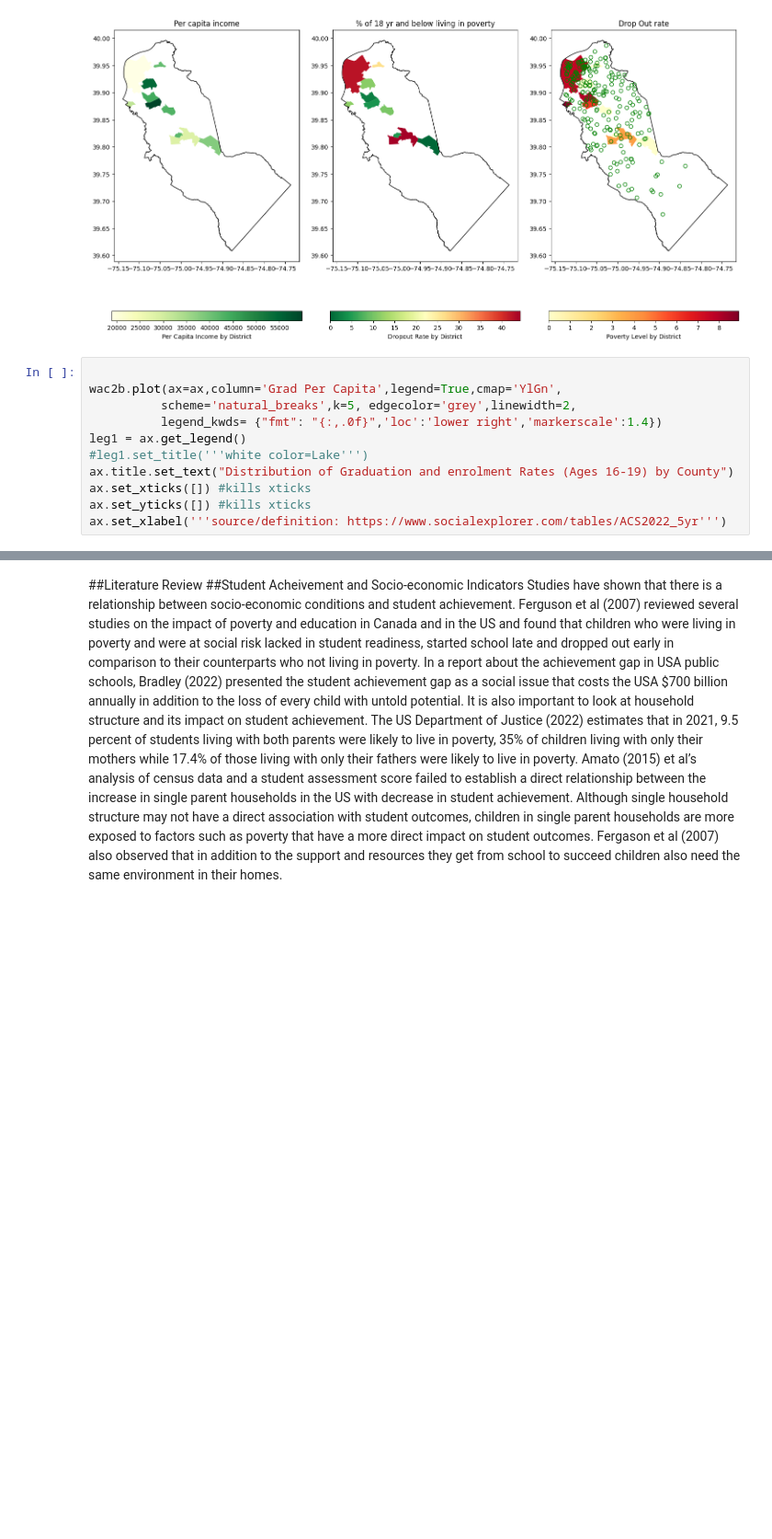
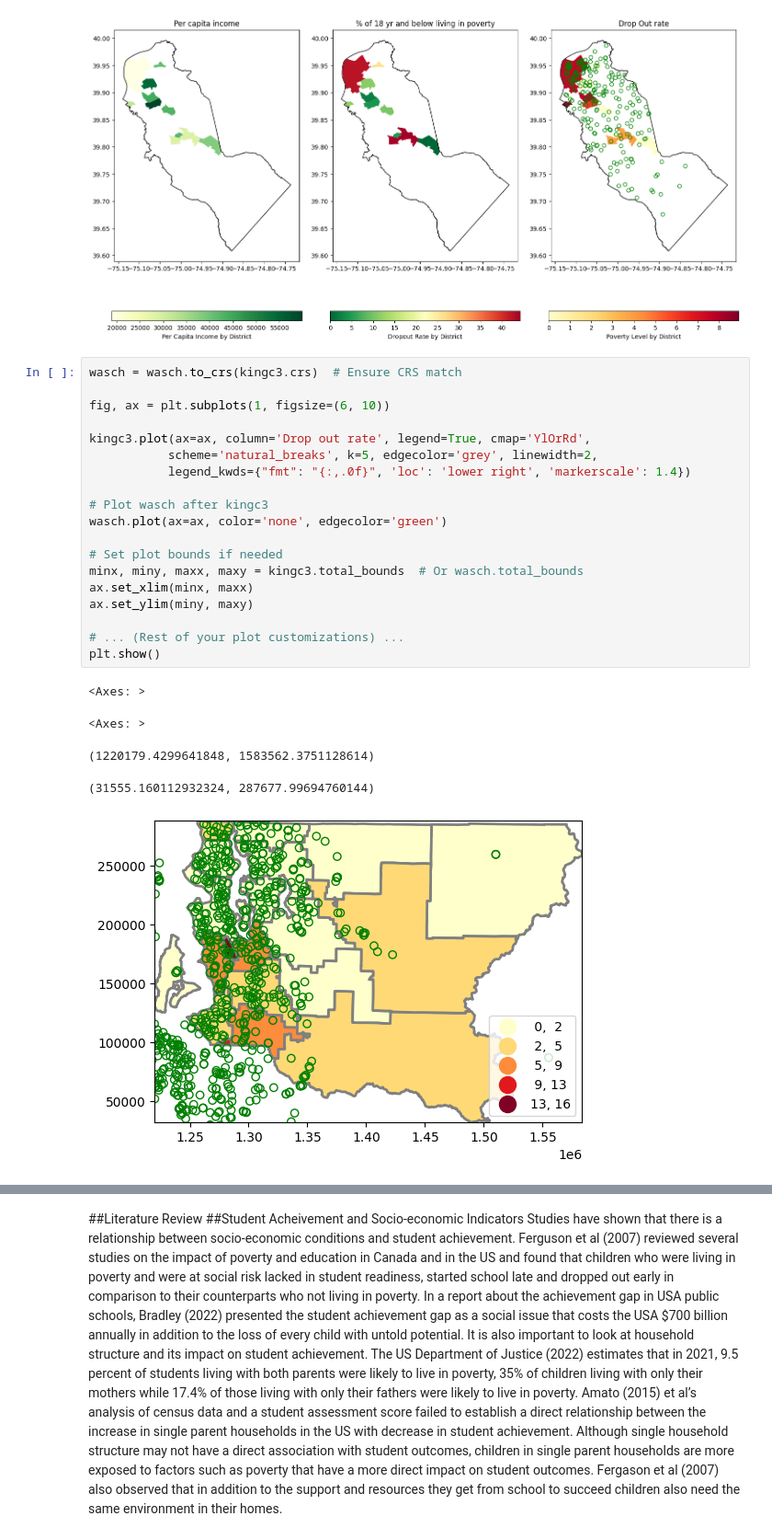
Before and after one commit to Spontyrupple/mamaine, a Jupyter notebook: king_county.ipynb, the cells around one changed output, grey strips where cells are left out. Shown at 92% size. Saved outputs shown, nothing was run; the diff lists cells and outputs as text; blank space fills up the shorter version.

```diff
--- a/king_county.ipynb
+++ b/king_county.ipynb
@@ -665,14 +667,28 @@ Text(0.5, 1.0, 'Drop Out rate')
 <Axes: title={'center': 'Drop Out rate'}>
 <Axes: title={'center': 'Drop Out rate'}>
 [figure]
-# %%
-
-wac2b.plot(ax=ax,column='Grad Per Capita',legend=True,cmap='YlGn',
-          scheme='natural_breaks',k=5, edgecolor='grey',linewidth=2,
-          legend_kwds= {"fmt": "{:,.0f}",'loc':'lower right','markerscale':1.4})
-leg1 = ax.get_legend()
-#leg1.set_title('''white color=Lake''')
-ax.title.set_text("Distribution of Graduation and enrolment Rates (Ages 16-19) by County")
-ax.set_xticks([]) #kills xticks
-ax.set_yticks([]) #kills xticks
-ax.set_xlabel('''source/definition: https://www.socialexplorer.com/tables/ACS2022_5yr''')
+# %%
+wasch = wasch.to_crs(kingc3.crs)  # Ensure CRS match
+
+fig, ax = plt.subplots(1, figsize=(6, 10))
+
+kingc3.plot(ax=ax, column='Drop out rate', legend=True, cmap='YlOrRd',
+           scheme='natural_breaks', k=5, edgecolor='grey', linewidth=2,
+           legend_kwds={"fmt": "{:,.0f}", 'loc': 'lower right', 'markerscale': 1.4})
+
+# Plot wasch after kingc3
+wasch.plot(ax=ax, color='none', edgecolor='green')
+
+# Set plot bounds if needed
+minx, miny, maxx, maxy = kingc3.total_bounds  # Or wasch.total_bounds
+ax.set_xlim(minx, maxx)
+ax.set_ylim(miny, maxy)
+
+# ... (Rest of your plot customizations) ...
+plt.show()
+# %% [output]
+<Axes: >
+<Axes: >
+(1220179.4299641848, 1583562.3751128614)
+(31555.160112932324, 287677.99694760144)
+[figure, added]
```
Also changed, not shown: parts of 9 cells of this notebook.
